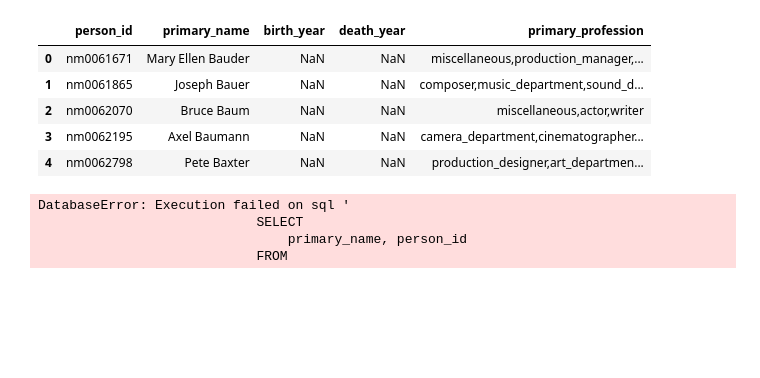
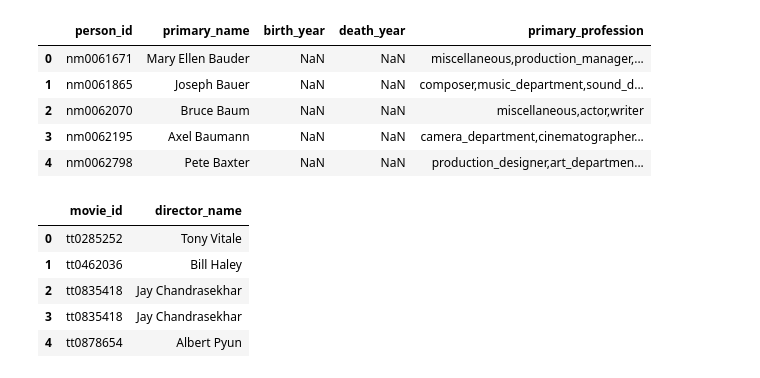
Before and after one commit to learn-co-curriculum/dsc-phase-1-project-v2-4, a Jupyter notebook: Yue_copy.ipynb, the cells around one changed output. Cells and saved outputs as stored; diff of their text form; code cells hidden in the pictures; blank space fills up the shorter version.

```diff
--- a/Yue_copy.ipynb
+++ b/Yue_copy.ipynb
@@ -293,14 +293,17 @@ df_person.head()
 # %%
 director_df = pd.read_sql("""
                             SELECT
-                                primary_name, person_id
+                                d.movie_id, p.primary_name AS director_name
                             FROM
-                                persons
-                                INNER JOIN directors
-                                    ON persons.person_id = directors.person_id
+                                directors AS d
+                                INNER JOIN persons AS p
+                                    ON d.person_id = p.person_id
                                 """, con)
+director_df.head()
 # %% [output]
-DatabaseError: Execution failed on sql '
-                            SELECT
-                                primary_name, person_id
-                            FROM
+|  | movie_id | director_name |
+| 0 | tt0285252 | Tony Vitale |
+| 1 | tt0462036 | Bill Haley |
+| 2 | tt0835418 | Jay Chandrasekhar |
+| 3 | tt0835418 | Jay Chandrasekhar |
+| 4 | tt0878654 | Albert Pyun |
```
Also changed, not shown: parts of 7 cells of this notebook.
